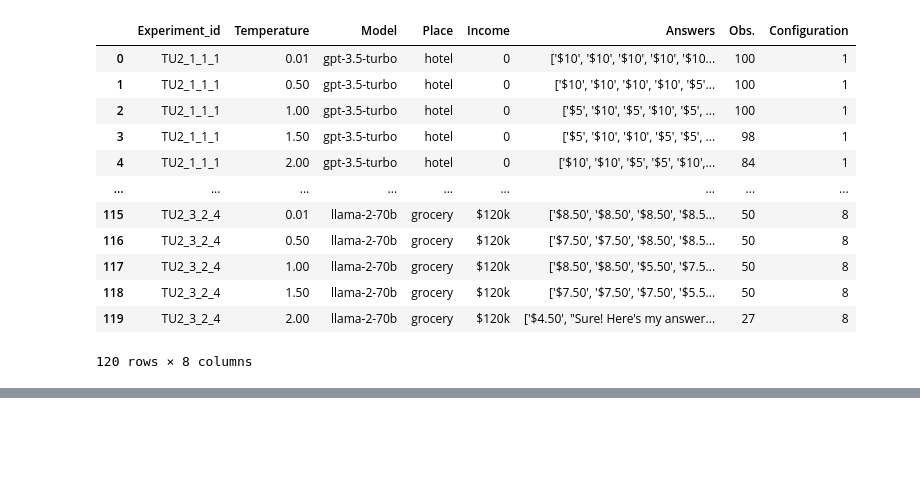
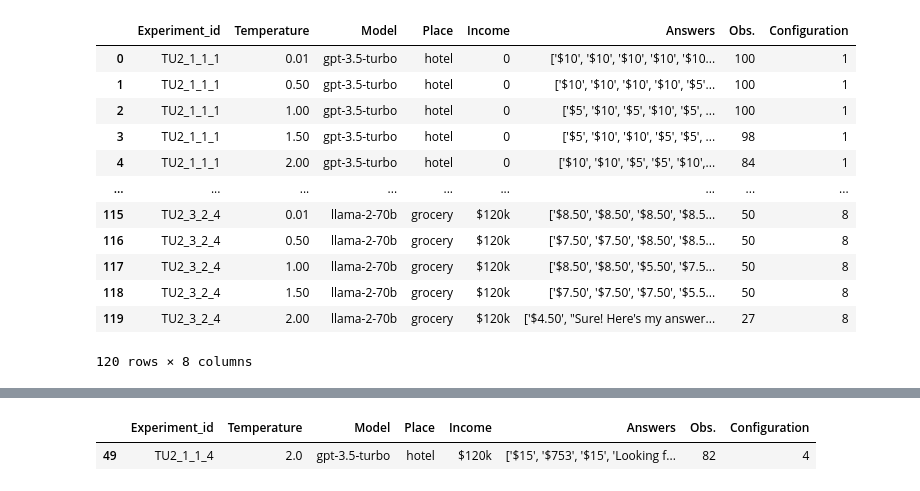
Before and after one commit to MariusDSPM/Data-Science-Project, a Jupyter notebook: Transaction_Utility_2.ipynb, the cells around one changed output, grey strips where cells are left out. Drawn from its saved outputs; the diff is of its cells as text; code cells hidden in the pictures; blank space fills up the shorter version.

```diff
--- a/Transaction_Utility_2.ipynb
+++ b/Transaction_Utility_2.ipynb
@@ -749,8 +720,8 @@ def TU2_plot_results(place, income, model, temperature, df):
 # %%
 df = TU2_results
-model = "gpt-3.5-turbo"
-temperature = 1
-place = "hotel"
+model = "llama-2-70b"
+temperature = 2
+place = "grocery"
 income = "$120k"
 
 TU2_plot_results(place = place, income = income,model =  model, temperature = temperature, df = df)
@@ -798,0 +730,6 @@ prices
+# %%
+test_df = TU2_results[(TU2_results["Model"] == model) & (TU2_results["Temperature"] == temperature) & (TU2_results["Place"] == place) & (TU2_results["Income"] == income)]
+test_df
+# %% [output]
+|  | Experiment_id | Temperature | Model | Place | Income | Answers | Obs. | Configuration |
+| 49 | TU2_1_1_4 | 2.0 | gpt-3.5-turbo | hotel | $120k | ['$15', '$753', '$15', 'Looking f... | 82 | 4 |
```
Also changed, not shown: parts of 28 cells of this notebook, 3 other files.
